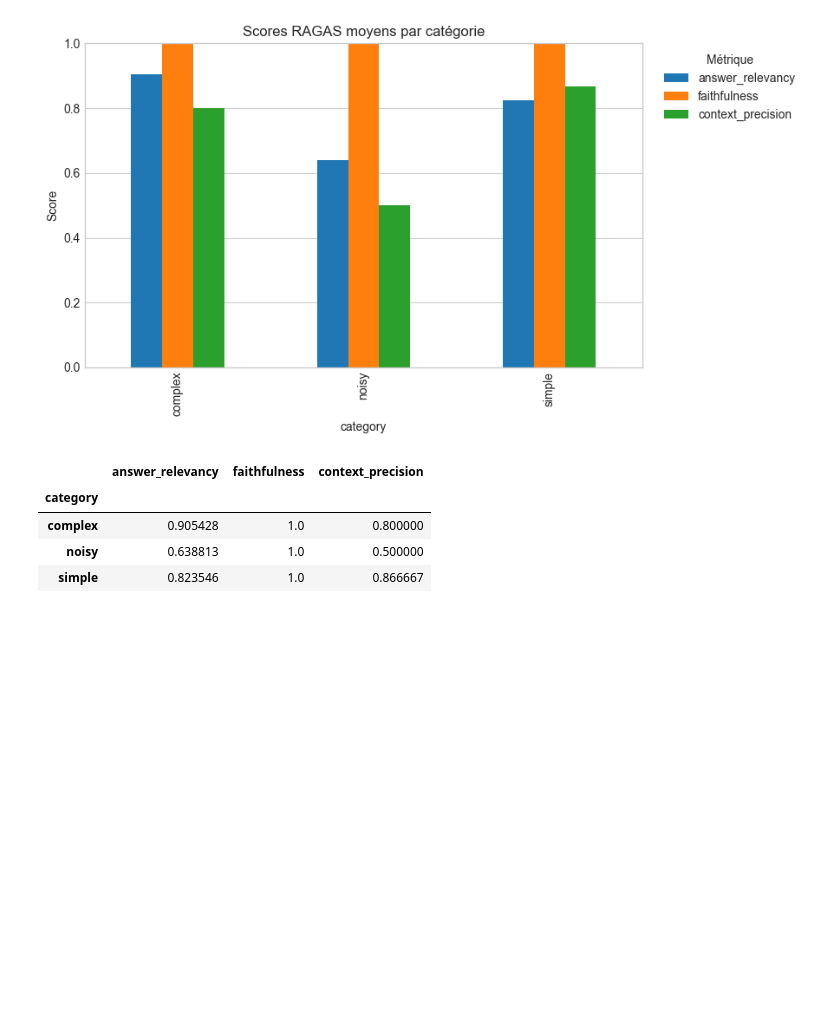
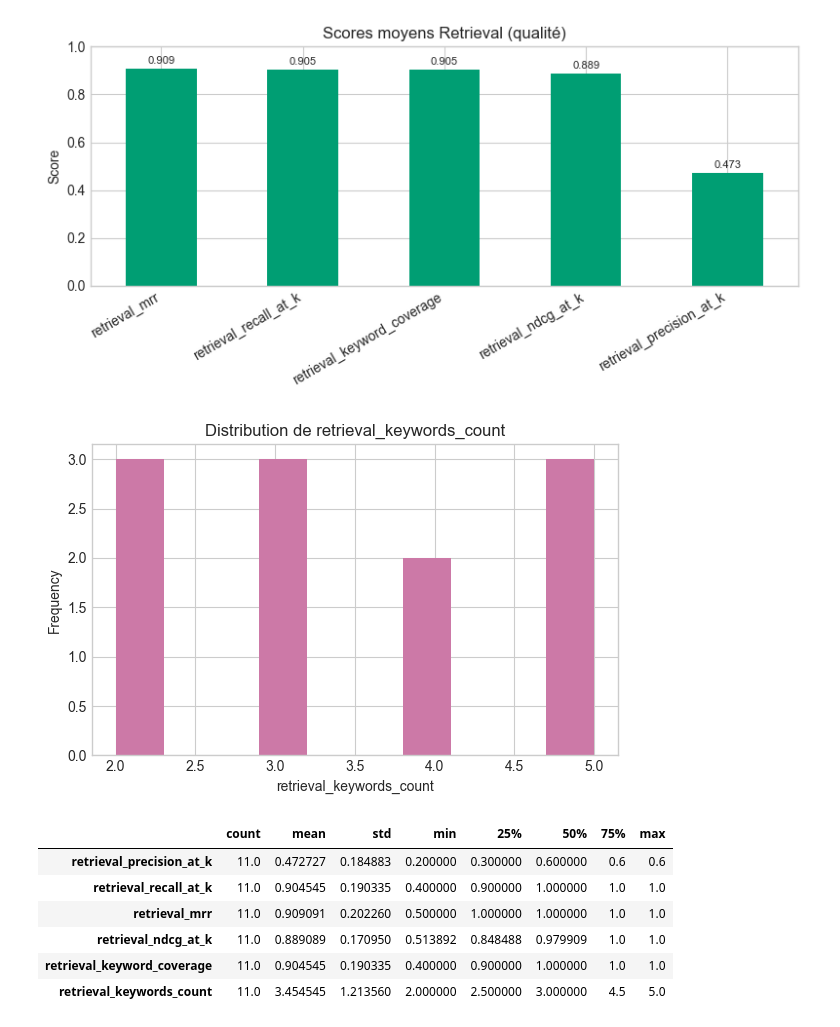
Before and after one commit to stephmnt/eval_RAGAS, a Jupyter notebook: notes_perso.ipynb, the cells around one changed output. Cells and saved outputs as stored; diff of their text form; code cells hidden in the pictures; blank space fills up the shorter version.

```diff
--- a/notes_perso.ipynb
+++ b/notes_perso.ipynb
@@ -83,20 +219,39 @@ plt.show()
 # %%
-# 3) Comparaison par catégorie de question
-if 'category' in df.columns:
-    by_cat = df.groupby('category', dropna=False)[metrics].mean().sort_index()
-    ax = by_cat.plot(kind='bar', figsize=(9, 5), ylim=(0, 1))
-    ax.set_title("Scores RAGAS moyens par catégorie")
-    ax.set_ylabel("Score")
-    ax.legend(title='Métrique', bbox_to_anchor=(1.02, 1), loc='upper left')
+# 3) Vue retrieval (qualité + volume)
+retrieval_quality = available_metrics['retrieval_quality']
+retrieval_volume = available_metrics['retrieval_volume']
+
+if retrieval_quality:
+    quality_mean = df[retrieval_quality].mean().sort_values(ascending=False)
+    ax = quality_mean.plot(kind='bar', color='#009E73', figsize=(8, 4), ylim=(0, 1))
+    ax.set_title('Scores moyens Retrieval (qualité)')
+    ax.set_ylabel('Score')
+    for i, v in enumerate(quality_mean.values):
+        ax.text(i, min(v + 0.02, 0.98), f"{v:.3f}", ha='center', fontsize=8)
+    plt.xticks(rotation=30, ha='right')
     plt.tight_layout()
     plt.show()
-    display(by_cat)
+
+if retrieval_volume:
+    vol_col = retrieval_volume[0]
+    ax = df[vol_col].plot(kind='hist', bins=10, color='#CC79A7', figsize=(6, 4))
+    ax.set_title(f"Distribution de {vol_col}")
+    ax.set_xlabel(vol_col)
+    plt.tight_layout()
+    plt.show()
+
+retrieval_cols = retrieval_quality + retrieval_volume
+if retrieval_cols:
+    display(df[retrieval_cols].describe().T)
 else:
-    print("Colonne 'category' absente: visualisation par catégorie ignorée.")
+    print("Aucune métrique retrieval détectée.")
 # %% [output]
-[figure, old version]
+[figure, new version]
+[figure, added]
-|  | answer_relevancy | faithfulness | context_precision |
-| category |  |  |  |
-| complex | 0.905428 | 1.0 | 0.800000 |
-| noisy | 0.638813 | 1.0 | 0.500000 |
-| simple | 0.823546 | 1.0 | 0.866667 |
+|  | count | mean | std | min | 25% | 50% | 75% | max |
+| retrieval_precision_at_k | 11.0 | 0.472727 | 0.184883 | 0.200000 | 0.300000 | 0.600000 | 0.6 | 0.6 |
+| retrieval_recall_at_k | 11.0 | 0.904545 | 0.190335 | 0.400000 | 0.900000 | 1.000000 | 1.0 | 1.0 |
+| retrieval_mrr | 11.0 | 0.909091 | 0.202260 | 0.500000 | 1.000000 | 1.000000 | 1.0 | 1.0 |
+| retrieval_ndcg_at_k | 11.0 | 0.889089 | 0.170950 | 0.513892 | 0.848488 | 0.979909 | 1.0 | 1.0 |
+| retrieval_keyword_coverage | 11.0 | 0.904545 | 0.190335 | 0.400000 | 0.900000 | 1.000000 | 1.0 | 1.0 |
+| retrieval_keywords_count | 11.0 | 3.454545 | 1.213560 | 2.000000 | 2.500000 | 3.000000 | 4.5 | 5.0 |
```
Also changed, not shown: parts of 13 cells of this notebook, 1 other file.
